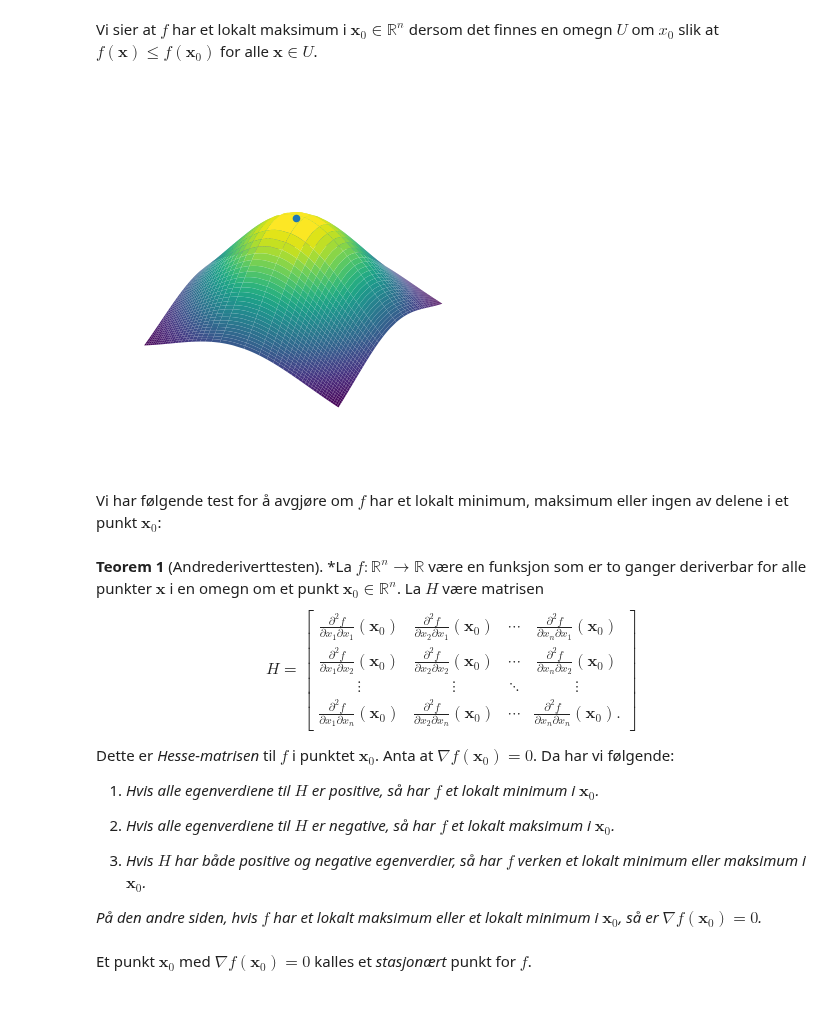
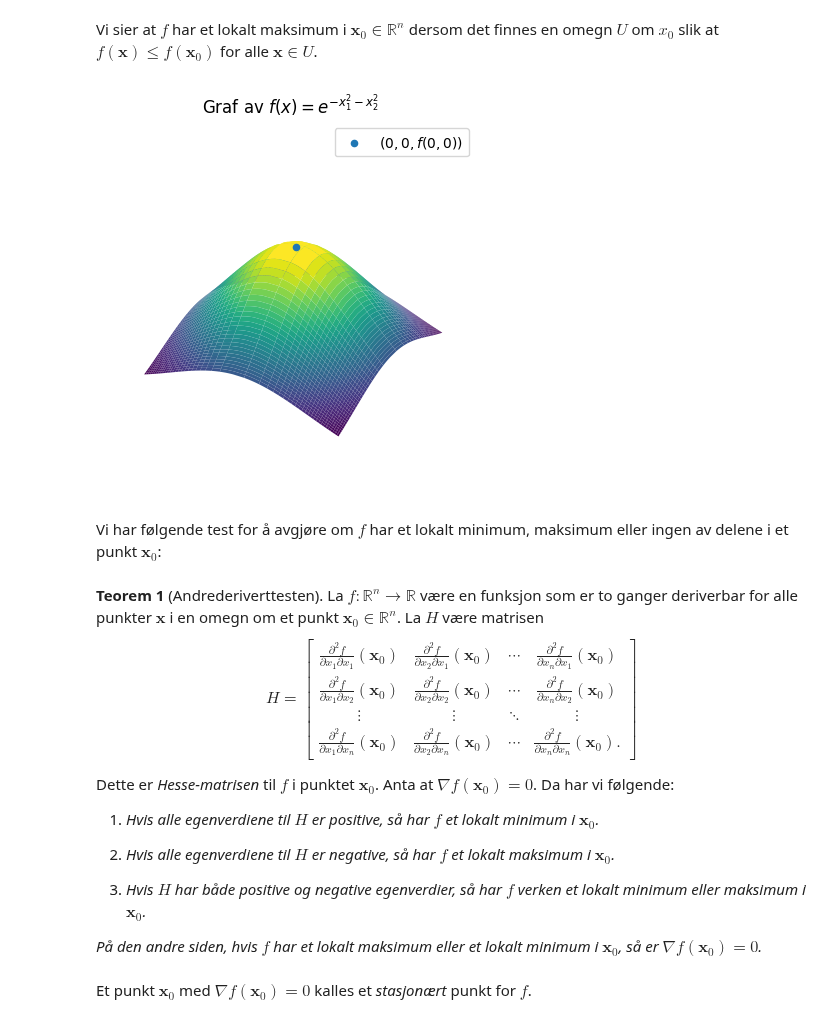
Before and after one commit to mbr085/V25MAT102, a Jupyter notebook: notebooks/uke10/12andrederiverttesten.ipynb, the cells around one changed output. Drawn from its saved outputs; the diff is of its cells as text; code cells hidden in the pictures.

```diff
--- a/notebooks/uke10/12andrederiverttesten.ipynb
+++ b/notebooks/uke10/12andrederiverttesten.ipynb
@@ -132,7 +132,11 @@ fig = plt.figure()
 ax = fig.add_subplot(111, projection='3d')
 
 # Plot the surface
-ax.plot_surface(x[0], x[1], x3, cmap='viridis', edgecolor='none')
+ax.plot_surface(x[0], x[1], x3, cmap='viridis', edgecolor='none', label=r'$f(x)$')
+
+# Plot the contour lines
+
+#plt.text(5, 8, 'hei', fontsize=12)
 # Set labels
 ax.set_xlabel('X1')
 ax.set_ylabel('X2')
@@ -140,40 +144,42 @@ ax.set_zlabel('X3')
 
 # Set the aspect ratio to be equal
 ax.set_box_aspect([2, 2, 1])
 # Remove background panes (make them fully transparent)
 ax.xaxis.pane.set_facecolor((1.0, 1.0, 1.0, 0.0))
 ax.yaxis.pane.set_facecolor((1.0, 1.0, 1.0, 0.0))
 ax.zaxis.pane.set_facecolor((1.0, 1.0, 1.0, 0.0))
 
 # Remove pane edges
 ax.xaxis.pane.set_edgecolor('none')
 ax.yaxis.pane.set_edgecolor('none')
 ax.zaxis.pane.set_edgecolor('none')
 
 # Remove axis lines (works across all Matplotlib versions)
 ax.xaxis.line.set_color((1.0, 1.0, 1.0, 0.0))  # Invisible
 ax.yaxis.line.set_color((1.0, 1.0, 1.0, 0.0))
 ax.zaxis.line.set_color((1.0, 1.0, 1.0, 0.0))
 
 # Hide tick labels and grid
 ax.set_xticks([])
 ax.set_yticks([])
 ax.set_zticks([])
 ax.grid(False)
 
 # Remove labels (optional)
 ax.set_xlabel('')
 ax.set_ylabel('')
 ax.set_zlabel('')
 ax2 = kopier_akse(fig, ax)
-ax2.scatter([0], [0], [1]);
+ax2.scatter([0], [0], [1], label=r'$(0, 0, f(0,0))$')
+plt.title(r'Graf av $f(x) = e^{-x_1^2 - x_2^2}$')
+plt.legend();
 # %% [output]
-[figure, old version]
+[figure, new version]
 # %% [markdown]
 Vi har følgende test for å avgjøre om $f$ har et lokalt minimum,
 maksimum eller ingen av delene i et punkt $\mathbf{x}_0$:
 # %% [markdown]
-**Teorem 1** (Andrederiverttesten). *La
+**Teorem 1** (Andrederiverttesten). La
 $f \colon \mathbb{R}^n \to \mathbb{R}$ være en funksjon som er to ganger
 deriverbar for alle punkter $\mathbf{x}$ i en omegn om et punkt $\mathbf{x}_0 \in \mathbb{R}^n$. La $H$ være matrisen
 $$H = \begin{bmatrix}\frac{\partial^2 f}{\partial x_1 \partial x_1}(\mathbf{x}_0) & \frac{\partial^2 f}{\partial x_2 \partial x_1}(\mathbf{x}_0) & \cdots & \frac{\partial^2 f}{\partial x_n \partial x_1}(\mathbf{x}_0) \\ \frac{\partial^2 f}{\partial x_1 \partial x_2}(\mathbf{x}_0) & \frac{\partial^2 f}{\partial x_2 \partial x_2}(\mathbf{x}_0) & \cdots & \frac{\partial^2 f}{\partial x_n \partial x_2}(\mathbf{x}_0) \\ \vdots & \vdots & \ddots & \vdots \\ \frac{\partial^2 f}{\partial x_1 \partial x_n}(\mathbf{x}_0) & \frac{\partial^2 f}{\partial x_2 \partial x_n}(\mathbf{x}_0) & \cdots & \frac{\partial^2 f}{\partial x_n \partial x_n}(\mathbf{x}_0). \end{bmatrix}$$
```
Also changed, not shown: parts of 3 cells of this notebook.
